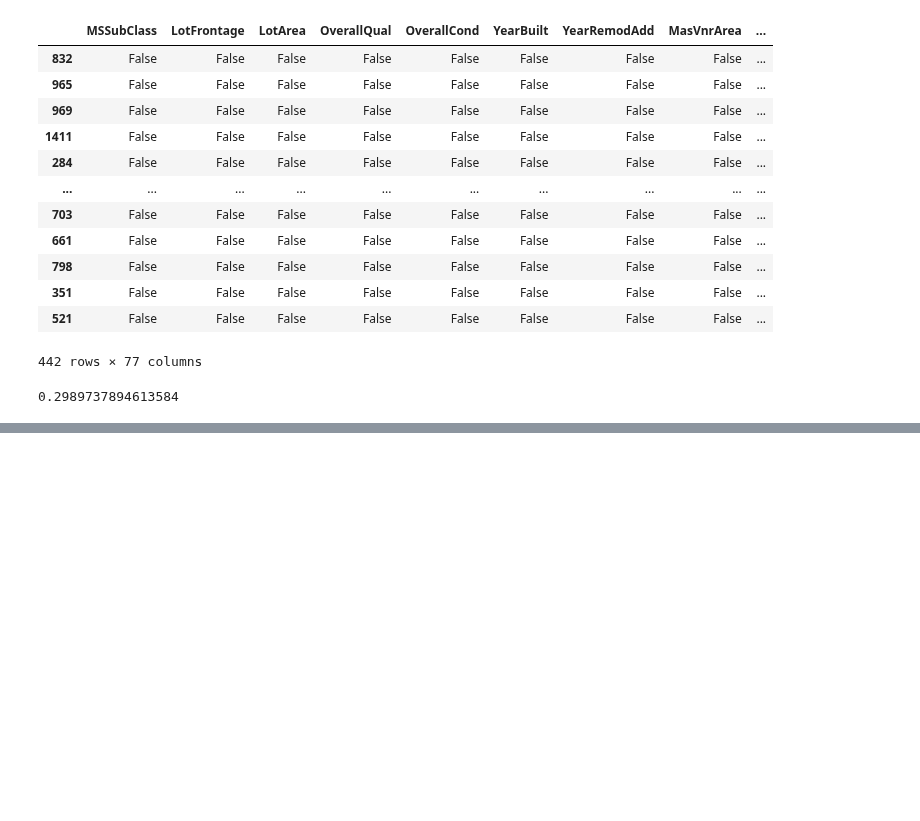
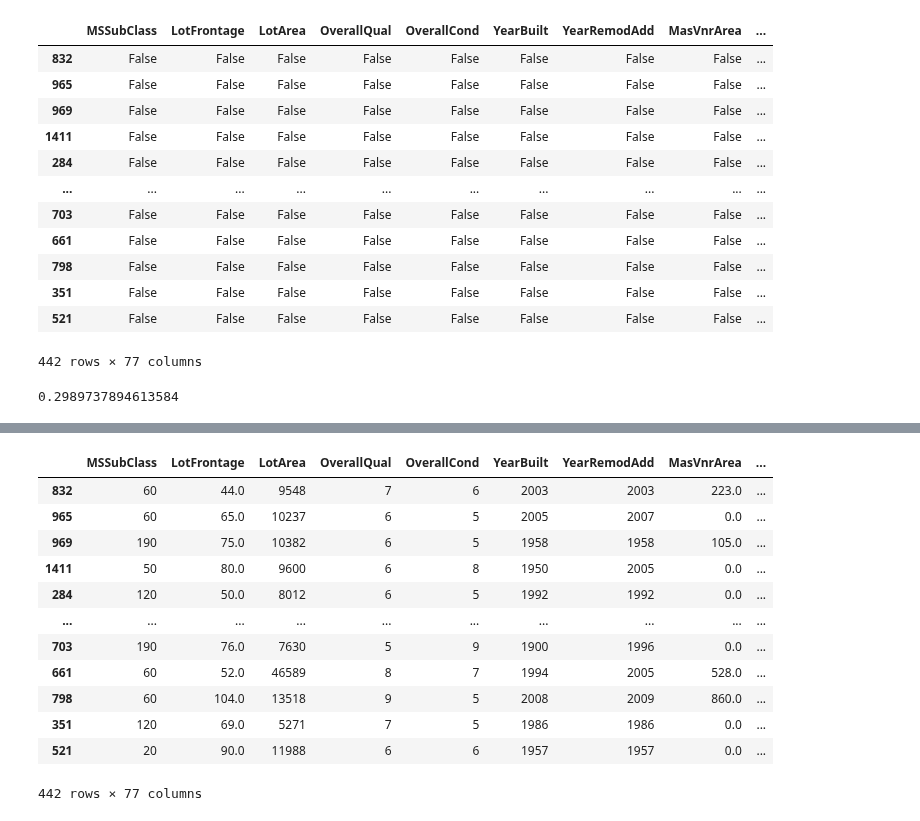
Before and after one commit to technonub/house_prise_prediction, a Jupyter notebook: hp.ipynb, the cells around one changed output, grey strips where cells are left out. Drawn from its saved outputs; the diff is of its cells as text; code cells hidden in the pictures; blank space fills up the shorter version.

```diff
--- a/hp.ipynb
+++ b/hp.ipynb
@@ -462,3 +461,3 @@ PermissionError: [Errno 13] Permission denied: 'X_te_test'
 # %%
-X_te_test.loc[: , "gt"]=y_test
+#X_te_test.loc[: , "gt"]=y_test
 # %%
@@ -475,3 +474,19 @@ for idx,row in X_te_test.iterrows():
+# %%
+X_te_test.replace("Brkcomm", 0)
+# %% [output]
+|  | MSSubClass | LotFrontage | LotArea | OverallQual | OverallCond | YearBuilt | YearRemodAdd | MasVnrArea | ... |
+| 832 | 60 | 44.0 | 9548 | 7 | 6 | 2003 | 2003 | 223.0 | ... |
+| 965 | 60 | 65.0 | 10237 | 6 | 5 | 2005 | 2007 | 0.0 | ... |
+| 969 | 190 | 75.0 | 10382 | 6 | 5 | 1958 | 1958 | 105.0 | ... |
+| 1411 | 50 | 80.0 | 9600 | 6 | 8 | 1950 | 2005 | 0.0 | ... |
+| 284 | 120 | 50.0 | 8012 | 6 | 5 | 1992 | 1992 | 0.0 | ... |
+| ... | ... | ... | ... | ... | ... | ... | ... | ... | ... |
+| 703 | 190 | 76.0 | 7630 | 5 | 9 | 1900 | 1996 | 0.0 | ... |
+| 661 | 60 | 52.0 | 46589 | 8 | 7 | 1994 | 2005 | 528.0 | ... |
+| 798 | 60 | 104.0 | 13518 | 9 | 5 | 2008 | 2009 | 860.0 | ... |
+| 351 | 120 | 69.0 | 5271 | 7 | 5 | 1986 | 1986 | 0.0 | ... |
+| 521 | 20 | 90.0 | 11988 | 6 | 6 | 1957 | 1957 | 0.0 | ... |
+442 rows × 77 columns
 # %%
 MAE=mae(predictions,y_test_new
        )
```
Also changed, not shown: parts of 14 cells of this notebook.
